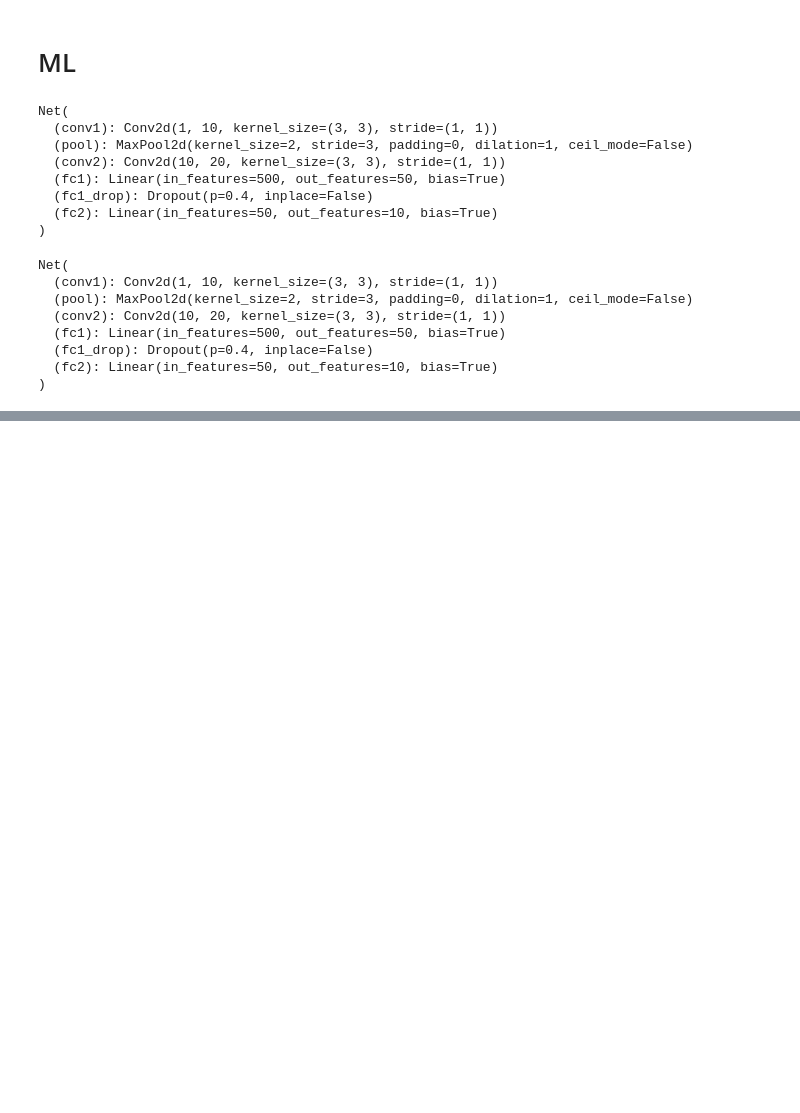
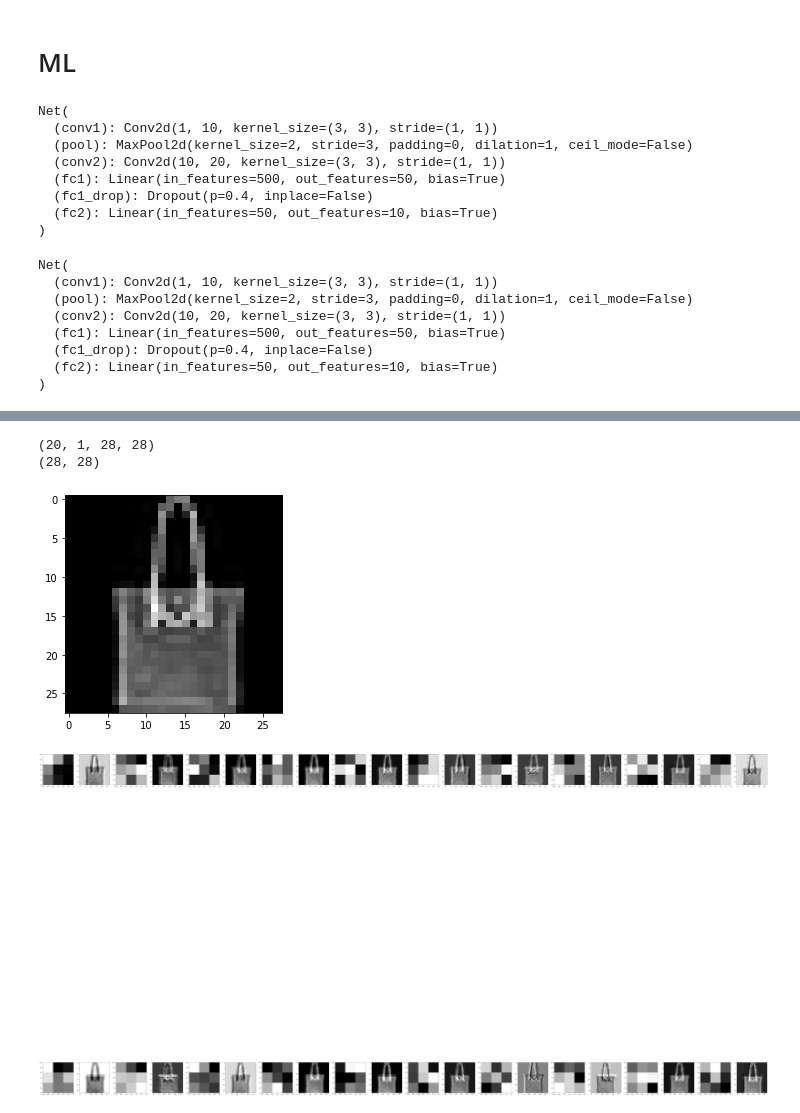
Before and after one commit to rishab-gangwar/DeepLearning_using_Pytorch, a Jupyter notebook: fashionMnistTrain_Viz.ipynb, the cells around one changed output, grey strips where cells are left out. Saved outputs shown, nothing was run; the diff lists cells and outputs as text; code cells hidden in the pictures; blank space fills up the shorter version.

```diff
--- a/fashionMnistTrain_Viz.ipynb
+++ b/fashionMnistTrain_Viz.ipynb
@@ -108,0 +123,31 @@ w = weights.numpy()
+# %%
+dataiter = iter(data_load)
+images, labels = dataiter.next()
+images = images.numpy()
+i=3
+print(images.shape)
+img = np.squeeze(images[i])
+print(img.shape)
+
+import cv2
+plt.imshow(img, cmap='gray')
+
+weights = net.conv2.weight.data
+w = weights.numpy()
+
+fig=plt.figure(figsize=(100, 80))
+columns = 20
+rows = 2
+for i in range(0, columns*rows):
+    fig.add_subplot(rows, columns, i+1)
+    if ((i%2)==0):
+        plt.imshow(w[int(i/2)][0], cmap='gray')
+    else:
+        c = cv2.filter2D(img, -1, w[int((i-1)/2)][0])
+        plt.imshow(c, cmap='gray')
+plt.show()
+# %% [output]
+(20, 1, 28, 28)
+(28, 28)
+[figure, added]
+[figure, added]
```
Also changed, not shown: parts of 1 cell of this notebook.
